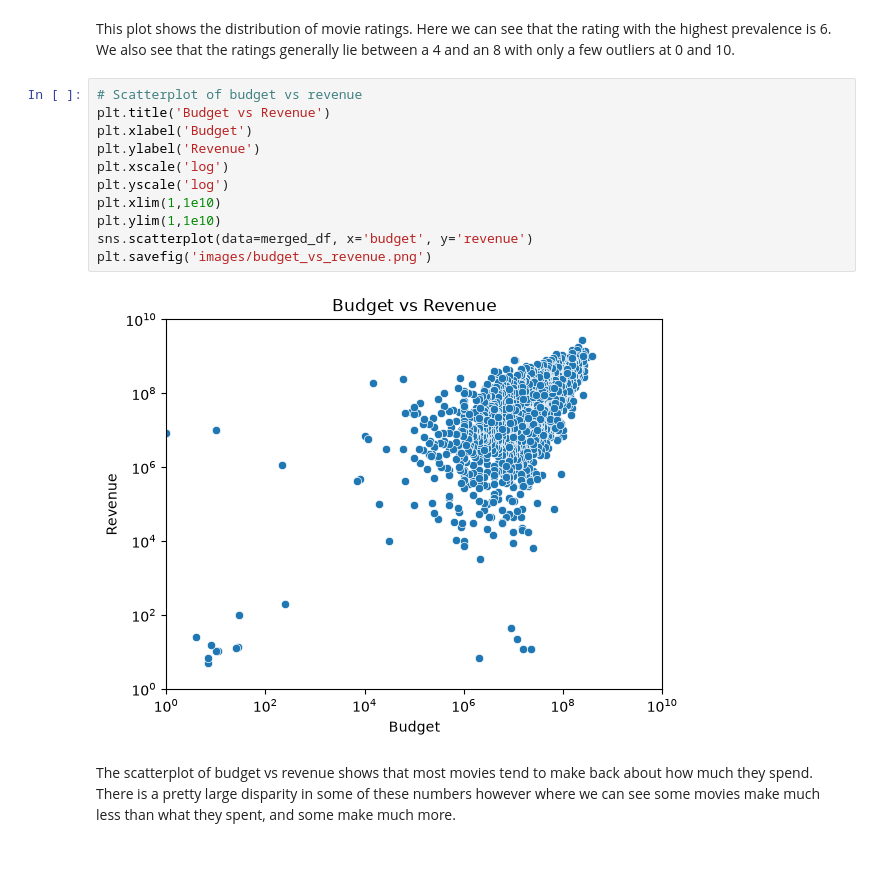
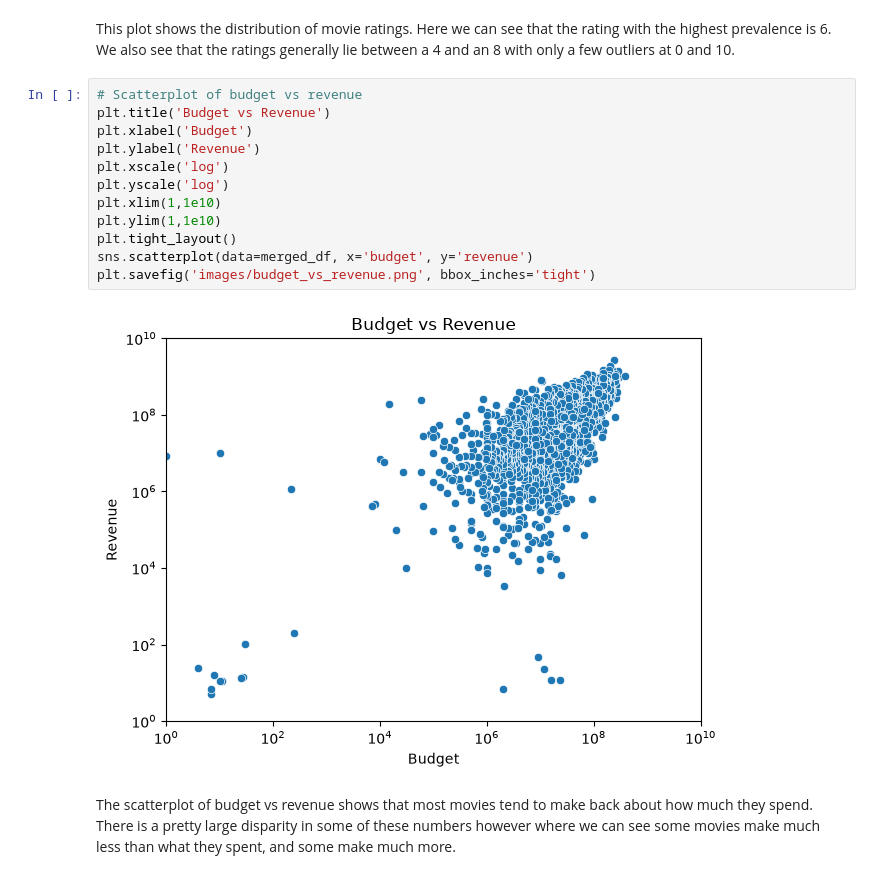
Before and after one commit to knicolosi313/CineML, a Jupyter notebook: stage_1.ipynb, the cells around one changed output. Drawn from its saved outputs; the diff is of its cells as text.

```diff
--- a/stage_1.ipynb
+++ b/stage_1.ipynb
@@ -204,16 +205,17 @@ This plot shows the distribution of movie ratings. Here we can see that the rati
 # %%
 # Scatterplot of budget vs revenue
 plt.title('Budget vs Revenue')
 plt.xlabel('Budget')
 plt.ylabel('Revenue')
 plt.xscale('log')
 plt.yscale('log')
 plt.xlim(1,1e10)
 plt.ylim(1,1e10)
+plt.tight_layout()
 sns.scatterplot(data=merged_df, x='budget', y='revenue')
-plt.savefig('images/budget_vs_revenue.png')
+plt.savefig('images/budget_vs_revenue.png', bbox_inches='tight')
 # %% [output]
-[figure, old version]
+[figure, new version]
 # %% [markdown]
 The scatterplot of budget vs revenue shows that most movies tend to make back about how much they spend. There is a pretty large disparity in some of these numbers however where we can see some movies make much less than what they spent, and some make much more.
 # %%
```
Also changed, not shown: parts of 3 cells of this notebook, 8 other files.
